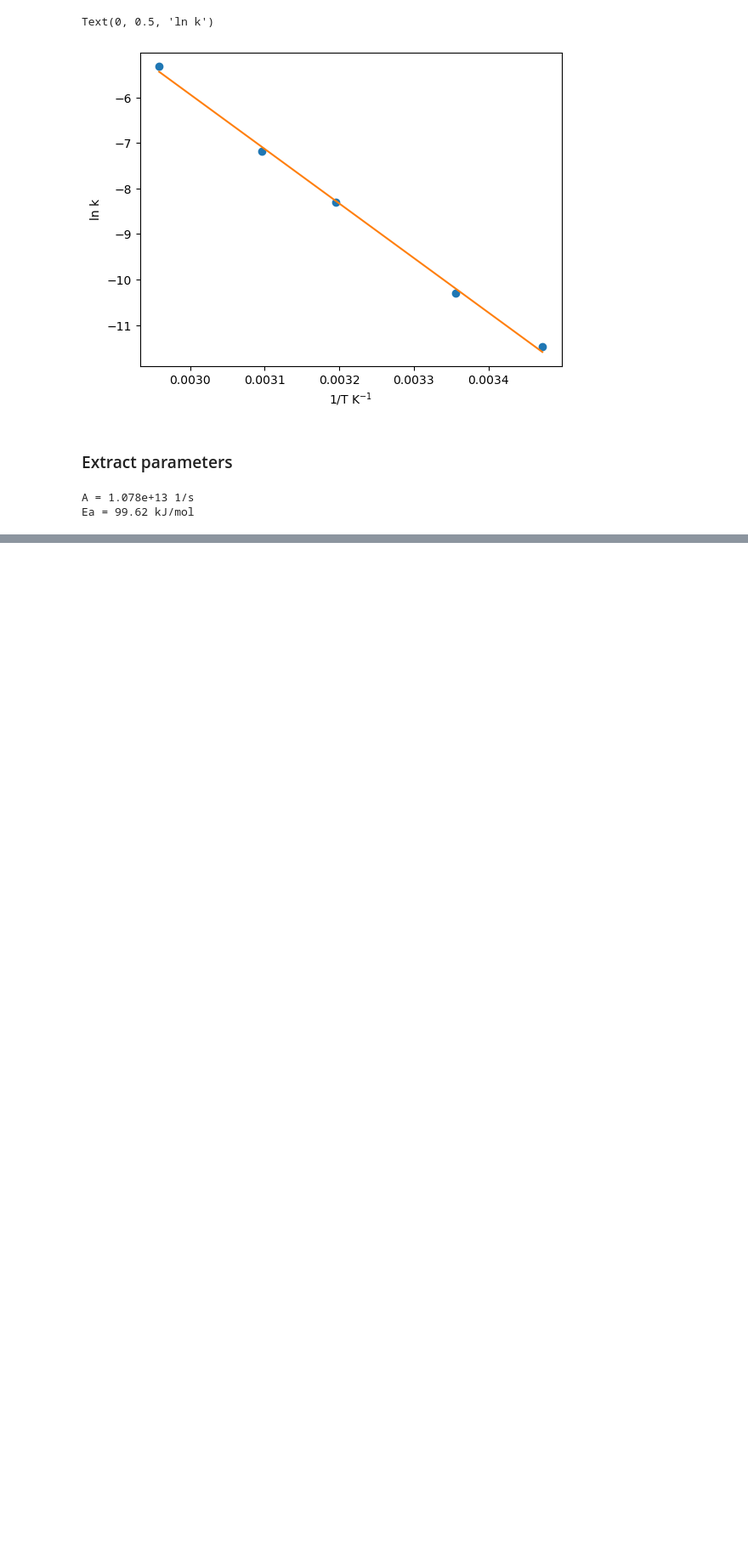
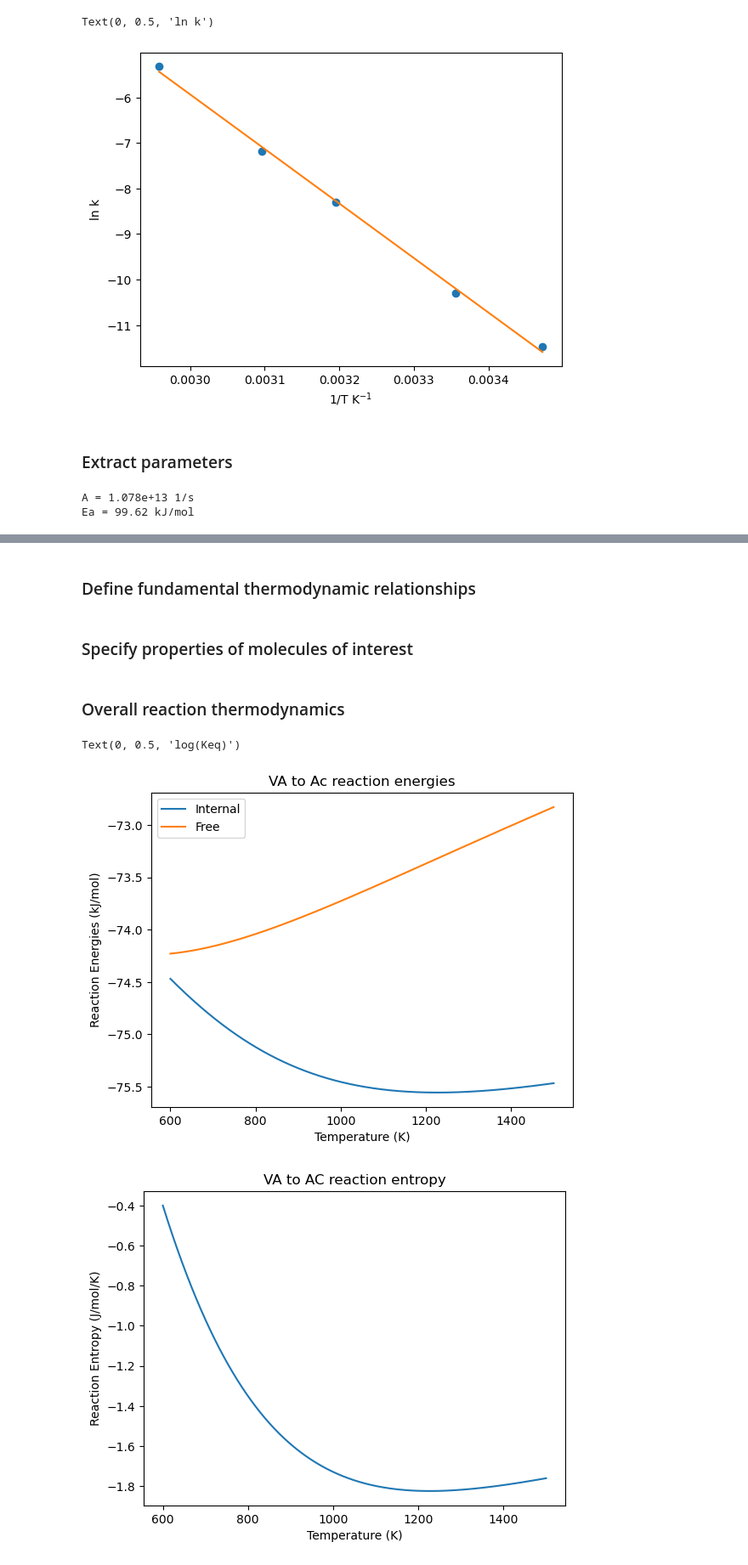
Before and after one commit to wmfschneider/CBE60546, a Jupyter notebook: Resources/Examples.ipynb, the cells around one changed output, grey strips where cells are left out. Shown: that part at 85% size. Saved outputs shown, nothing was run; the diff lists cells and outputs as text; code cells hidden in the pictures; blank space fills up the shorter version.

```diff
--- a/Resources/Examples.ipynb
+++ b/Resources/Examples.ipynb
@@ -283,0 +360,57 @@ Ea = 99.62 kJ/mol
+# %% [markdown]
+### Define fundamental thermodynamic relationships
+# %%
+def Helmholtz(q):  # Helmholtz energy from partition function
+   return -kB*T*np.log(q) #eV
+
+def S(A,U,T):
+   return (U - A)/T
+
+def Delta(nu,A): # compute Delta for an arbitrary reaction
+    return np.dot(nu,A)
+
+def stdconc(T):
+    (1e5/(R0*T)) # mol/m3 equivalent of 1 bar at T
+# %% [markdown]
+### Specify properties of molecules of interest
+# %%
+VA = Molecule("Vinyl alcohol", 44., -153.802227784, [3.06869, 0.49808, 0.42852],[342.12,   692.39,  1032.15,  1198.36,  1386.62, 1411.99,  1670.11,  1880.98,  1967.27,  2101.01, 2532.91,  4541.20,  4591.62,  4716.63,  5454.14],[])
+
+Ac = Molecule("Acetaldehyde", 44., -153.830119460, [2.72923, 0.48351, 0.43371], [222.94,  729.92,  1121.87,  1285.63,  1636.17, 1646.79,  2018.97,  2080.76, 2143.85,  2157.44,  2651.18,  4169.12,  4379.22,  4459.71,  4553.14],[])
+
+TS = Molecule("TS", 44., -153.714172988, [2.33148, 0.58652, 0.48832], [857.94,   939.84,  1148.55,  1395.88,  1536.40, 1678.69,  1744.34,  1877.98,  2155.56,  2261.86, 2665.34,  4471.92,  4522.04,  4596.48], [])
+
+T = np.linspace(600,1500,500)
+# %% [markdown]
+### Overall reaction thermodynamics
+# %%
+deltaE = (Ac.energy - VA.energy)*autoeV
+deltaU = deltaE+(Ac.Utot(T) - VA.Utot(T))
+deltaH = deltaU  # number of molecules is conserved
+
+deltaA = deltaE+Helmholtz(Ac.qtot(T)) - Helmholtz(VA.qtot(T))
+deltaS = S(deltaA,deltaU,T)
+
+plt.figure()
+plt.plot(T,(deltaU)*eVtokJ,label="Internal")
+plt.plot(T,(deltaA)*eVtokJ,label="Free")
+plt.title("VA to Ac reaction energies")
+plt.xlabel("Temperature (K)")
+plt.ylabel("Reaction Energies (kJ/mol)")
+plt.legend()
+
+plt.figure()
+plt.plot(T,deltaS*eVtokJ*1000,label="Entropy")
+plt.title("VA to AC reaction entropy")
+plt.xlabel("Temperature (K)")
+plt.ylabel("Reaction Entropy (J/mol/K)")
+
+plt.figure()
+plt.plot(1/T,-deltaA/(kB*T))
+plt.title("Equilibrium constant vs T")
+plt.xlabel("1/Temperature (1/K)")
+plt.ylabel("log(Keq)")
+# %% [output]
+Text(0, 0.5, 'log(Keq)')
+[figure, added]
+[figure, added]
```
Also changed, not shown: parts of 14 cells of this notebook, 39 other files.
